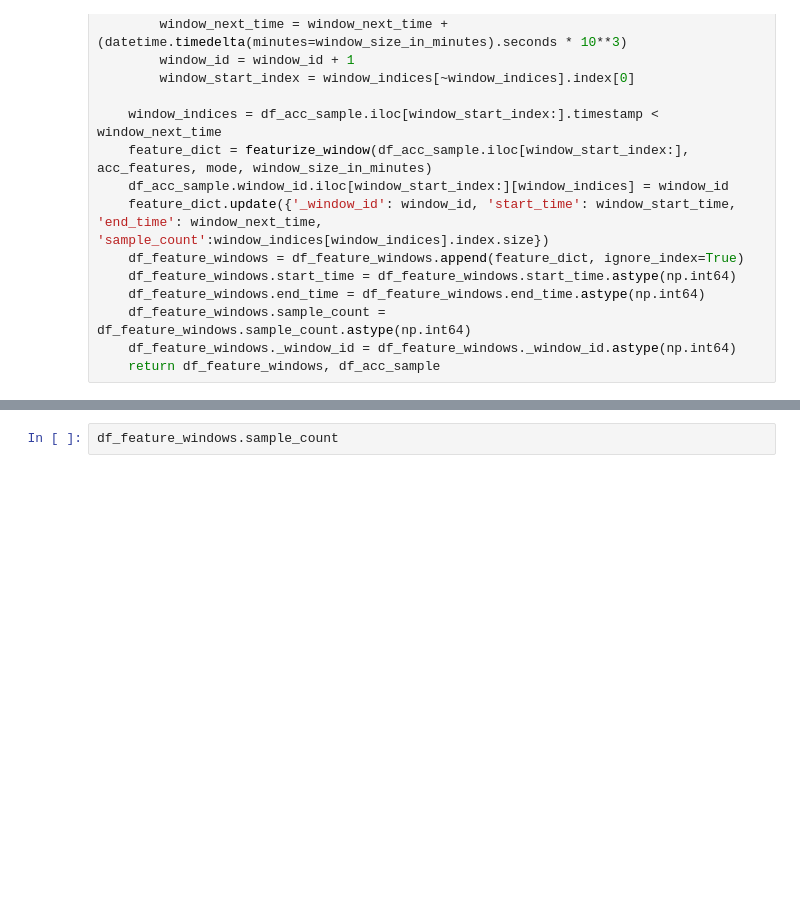
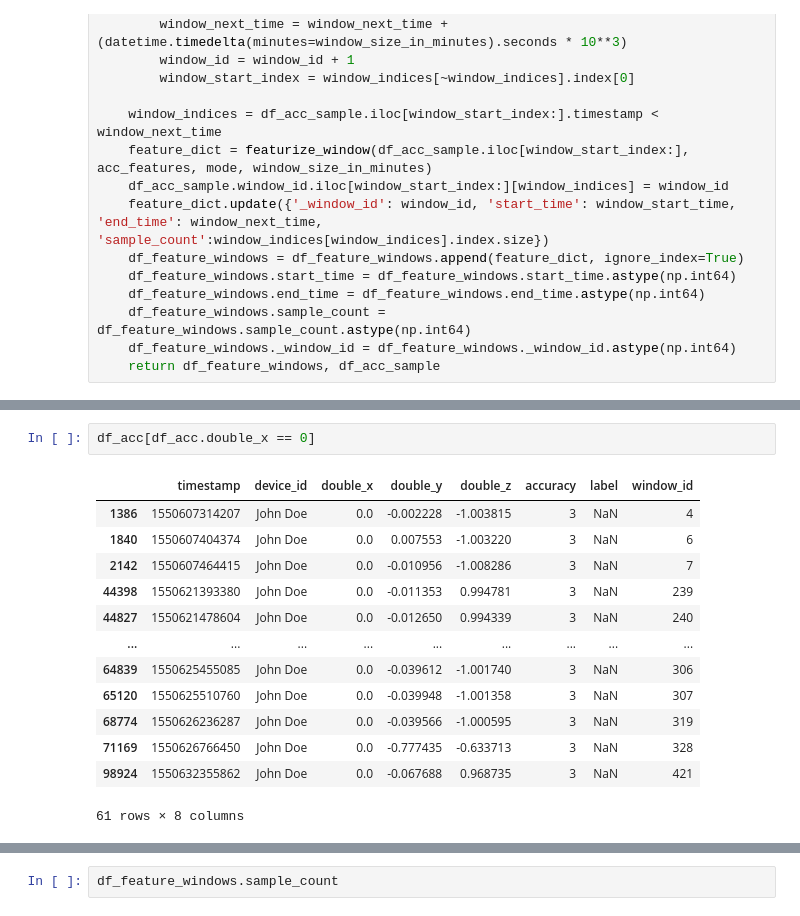
Before and after one commit to ubicomp-lab/fe_accelerometer, a Jupyter notebook: accelerometer.ipynb, the cells around one changed output, grey strips where cells are left out. Saved outputs shown, nothing was run; the diff lists cells and outputs as text; blank space fills up the shorter version.

```diff
--- a/accelerometer.ipynb
+++ b/accelerometer.ipynb
@@ -308,0 +391,16 @@ Percentage:  0.6505129797943331 %
+# %%
+df_acc[df_acc.double_x == 0]
+# %% [output]
+|  | timestamp | device_id | double_x | double_y | double_z | accuracy | label | window_id |
+| 1386 | 1550607314207 | John Doe | 0.0 | -0.002228 | -1.003815 | 3 | NaN | 4 |
+| 1840 | 1550607404374 | John Doe | 0.0 | 0.007553 | -1.003220 | 3 | NaN | 6 |
+| 2142 | 1550607464415 | John Doe | 0.0 | -0.010956 | -1.008286 | 3 | NaN | 7 |
+| 44398 | 1550621393380 | John Doe | 0.0 | -0.011353 | 0.994781 | 3 | NaN | 239 |
+| 44827 | 1550621478604 | John Doe | 0.0 | -0.012650 | 0.994339 | 3 | NaN | 240 |
+| ... | ... | ... | ... | ... | ... | ... | ... | ... |
+| 64839 | 1550625455085 | John Doe | 0.0 | -0.039612 | -1.001740 | 3 | NaN | 306 |
+| 65120 | 1550625510760 | John Doe | 0.0 | -0.039948 | -1.001358 | 3 | NaN | 307 |
+| 68774 | 1550626236287 | John Doe | 0.0 | -0.039566 | -1.000595 | 3 | NaN | 319 |
+| 71169 | 1550626766450 | John Doe | 0.0 | -0.777435 | -0.633713 | 3 | NaN | 328 |
+| 98924 | 1550632355862 | John Doe | 0.0 | -0.067688 | 0.968735 | 3 | NaN | 421 |
+61 rows × 8 columns
```
Also changed, not shown: parts of 8 cells of this notebook, 2 other files.
